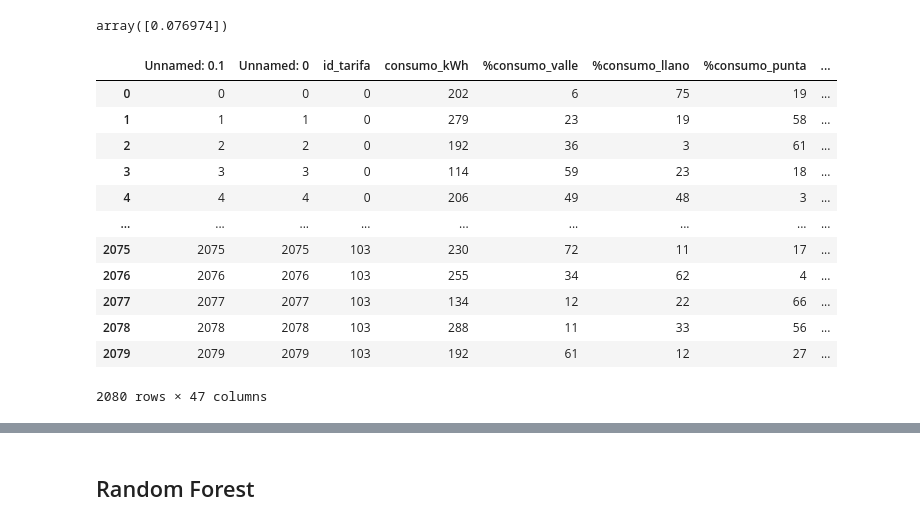
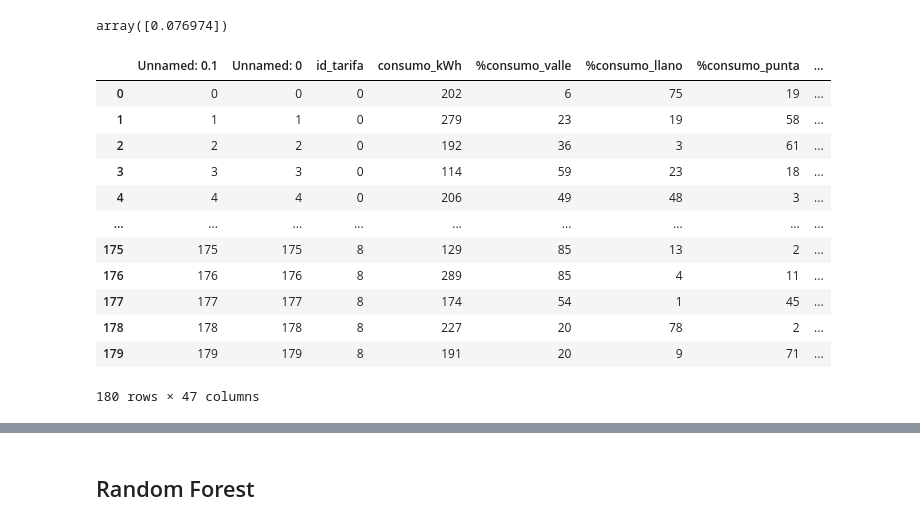
Before and after one commit to emmawv/desafio_comparador, a Jupyter notebook: Codigo/modelo_XGBoost.ipynb, the cells around one changed output, grey strips where cells are left out. Cells and saved outputs as stored; diff of their text form; code cells hidden in the pictures.

```diff
--- a/Codigo/modelo_random_forest.ipynb
+++ b/Codigo/modelo_XGBoost.ipynb
@@ -144,22 +145,22 @@ array([0.076974])
 # Creamos los dummies del tipo de mercado
 
 dt = pd.merge(dataset, pd.get_dummies(dataset['mercado'], dtype='int'), left_index=True, right_index=True)
-# %%
-dt
-# %% [output]
-|  | Unnamed: 0.1 | Unnamed: 0 | id_tarifa | consumo_kWh | %consumo_valle | %consumo_llano | %consumo_punta | ... |
-| 0 | 0 | 0 | 0 | 202 | 6 | 75 | 19 | ... |
-| 1 | 1 | 1 | 0 | 279 | 23 | 19 | 58 | ... |
-| 2 | 2 | 2 | 0 | 192 | 36 | 3 | 61 | ... |
-| 3 | 3 | 3 | 0 | 114 | 59 | 23 | 18 | ... |
-| 4 | 4 | 4 | 0 | 206 | 49 | 48 | 3 | ... |
-| ... | ... | ... | ... | ... | ... | ... | ... | ... |
-| 2075 | 2075 | 2075 | 103 | 230 | 72 | 11 | 17 | ... |
-| 2076 | 2076 | 2076 | 103 | 255 | 34 | 62 | 4 | ... |
-| 2077 | 2077 | 2077 | 103 | 134 | 12 | 22 | 66 | ... |
-| 2078 | 2078 | 2078 | 103 | 288 | 11 | 33 | 56 | ... |
-| 2079 | 2079 | 2079 | 103 | 192 | 61 | 12 | 27 | ... |
-2080 rows × 47 columns
+# %%
+dt[dt['tipo_numerico']==0]
+# %% [output]
+|  | Unnamed: 0.1 | Unnamed: 0 | id_tarifa | consumo_kWh | %consumo_valle | %consumo_llano | %consumo_punta | ... |
+| 0 | 0 | 0 | 0 | 202 | 6 | 75 | 19 | ... |
+| 1 | 1 | 1 | 0 | 279 | 23 | 19 | 58 | ... |
+| 2 | 2 | 2 | 0 | 192 | 36 | 3 | 61 | ... |
+| 3 | 3 | 3 | 0 | 114 | 59 | 23 | 18 | ... |
+| 4 | 4 | 4 | 0 | 206 | 49 | 48 | 3 | ... |
+| ... | ... | ... | ... | ... | ... | ... | ... | ... |
+| 175 | 175 | 175 | 8 | 129 | 85 | 13 | 2 | ... |
+| 176 | 176 | 176 | 8 | 289 | 85 | 4 | 11 | ... |
+| 177 | 177 | 177 | 8 | 174 | 54 | 1 | 45 | ... |
+| 178 | 178 | 178 | 8 | 227 | 20 | 78 | 2 | ... |
+| 179 | 179 | 179 | 8 | 191 | 20 | 9 | 71 | ... |
+180 rows × 47 columns
 # %%
 # eliminamos las columnas con valor objeto y las que no tienen correlación ya que son valores estaticos para todos, también los datos redundantes como los de los % de consumo
 
```
Also changed, not shown: parts of 39 cells of this notebook, 4 other files.
